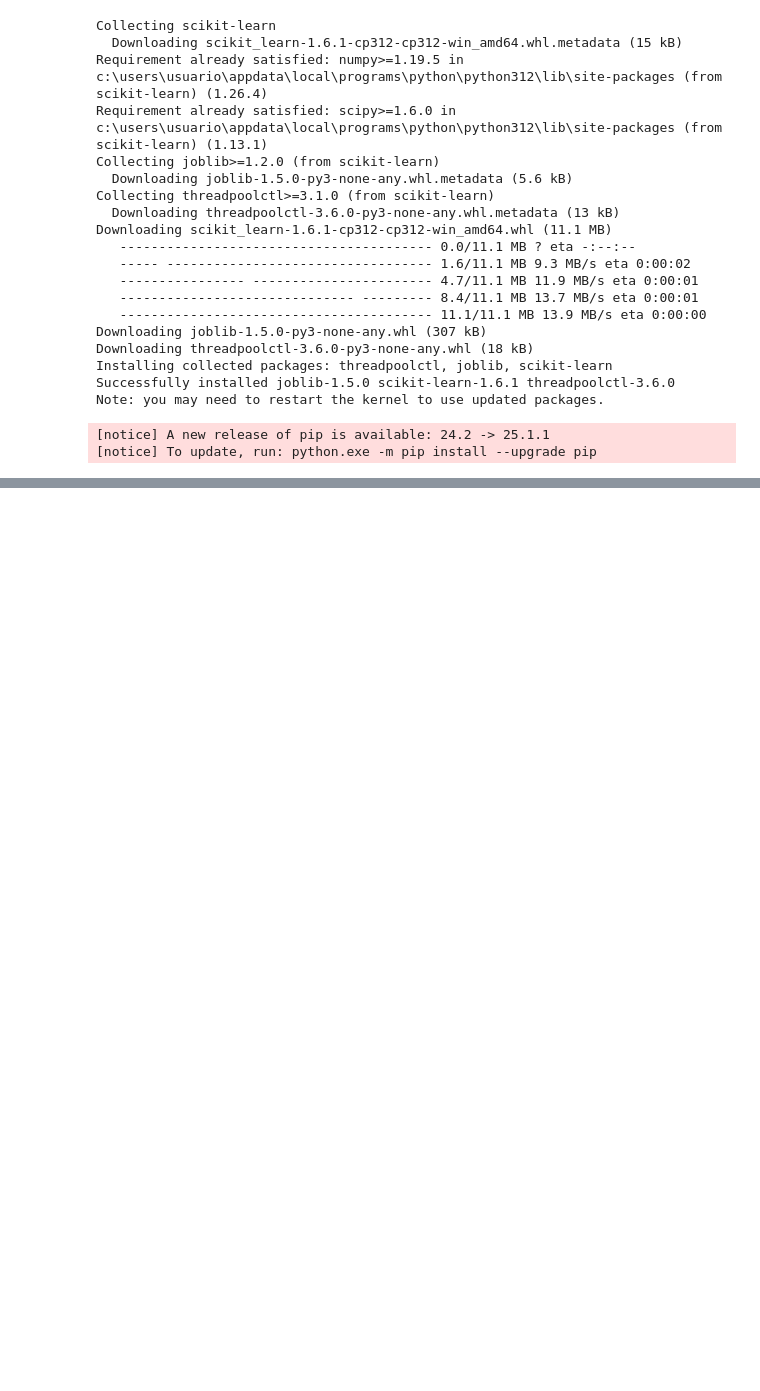
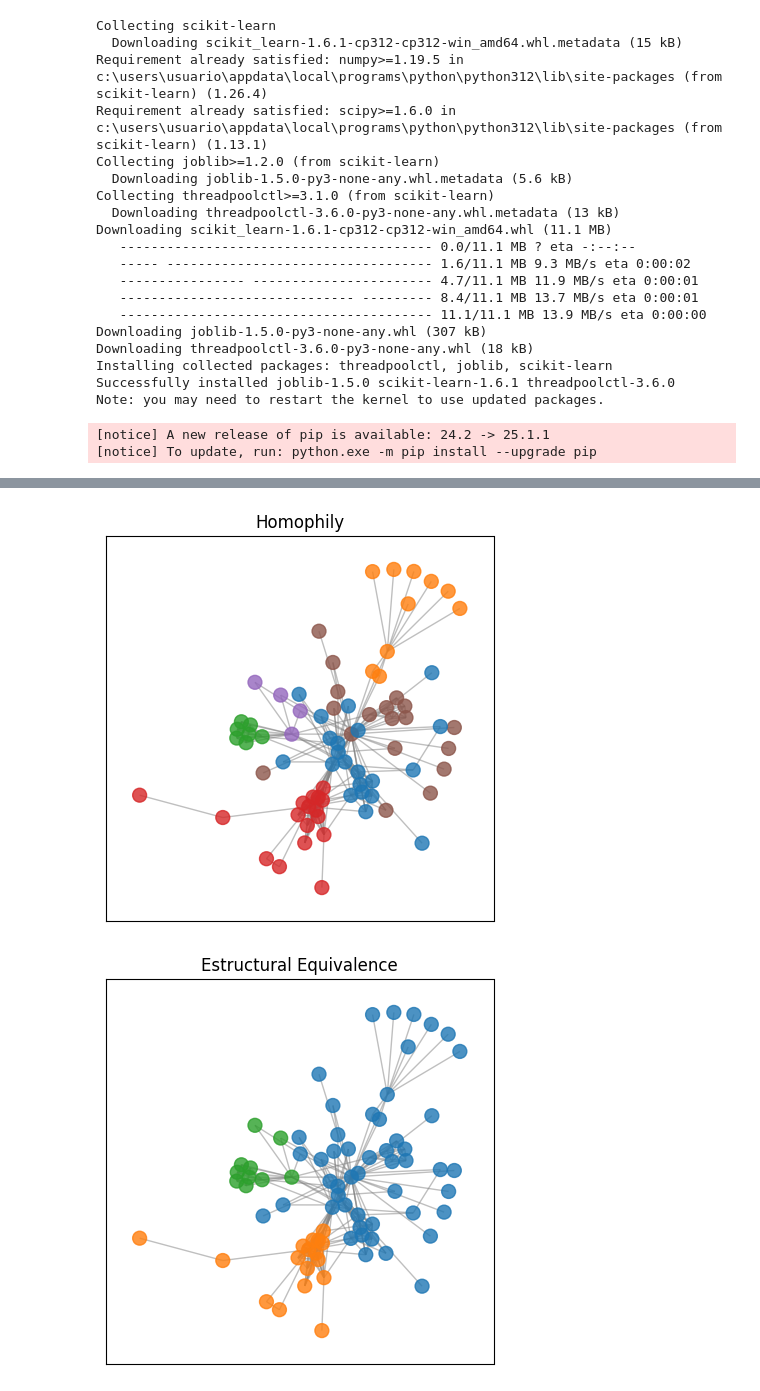
Before and after one commit to joanpedraza/Challenge-Reproducibilidad, a Jupyter notebook: Node2Vec.ipynb, the cells around one changed output, grey strips where cells are left out. Drawn from its saved outputs; the diff is of its cells as text; code cells hidden in the pictures; blank space fills up the shorter version.

Commit message:
Grafiquitos sobre la estructura del grafo encontrada por node2vec

```diff
--- a/Node2Vec.ipynb
+++ b/Node2Vec.ipynb
@@ -429,0 +512,39 @@ plt.show()
+# %%
+import networkx as nx
+import matplotlib.pyplot as plt
+from sklearn.decomposition import PCA
+from sklearn.cluster import KMeans
+
+def visualizar_grafo(G, model, n_clusters, title):
+    # Reducimos la dimensionalidad
+    pca = PCA(n_components=2)
+    reduced_vectors = pca.fit_transform([model[node] for node in model.key_to_index.keys()])
+
+    # Aplicamos KMeans
+    kmeans = KMeans(n_clusters=n_clusters)
+    labels = kmeans.fit_predict(reduced_vectors)
+
+    # Mapeo de nodos a clusters
+    cluster_map = {str(node): labels[idx] for idx, node in enumerate(model.key_to_index.keys())}
+
+    # Colormap
+    cmap = plt.colormaps.get_cmap('tab10')
+    node_colors = [cmap(cluster_map[str(node)]) for node in G.nodes()]
+
+    # Graficamos
+    plt.figure(figsize=(5, 5))
+    pos = nx.spring_layout(G, seed=42)
+    nx.draw_networkx_nodes(G, pos, node_color=node_colors, node_size=100, alpha=0.8)
+    nx.draw_networkx_edges(G, pos, edge_color='gray', alpha=0.5)
+
+    plt.title(title)
+    plt.show()
+
+# Grafo para Homophily (p=1, q=0.5) - 6 Clusters
+visualizar_grafo(G, model_homophily, 6, "Homophily")
+
+# Grafo para Structural Equivalence (p=1, q=2) - 3 Clusters
+visualizar_grafo(G, model_structural, 3, "Estructural Equivalence")
+# %% [output]
+[figure, added]
+[figure, added]
```
Also changed, not shown: parts of 10 cells of this notebook, 3 other files.
